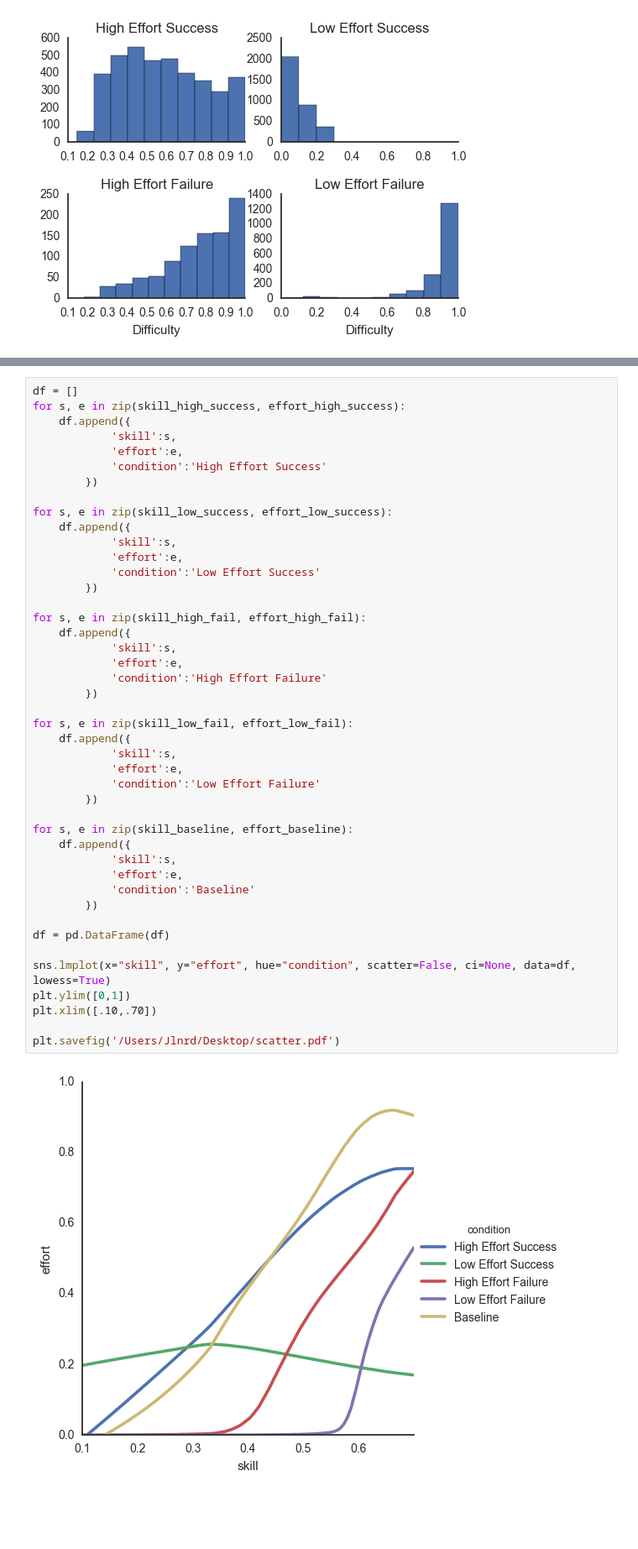
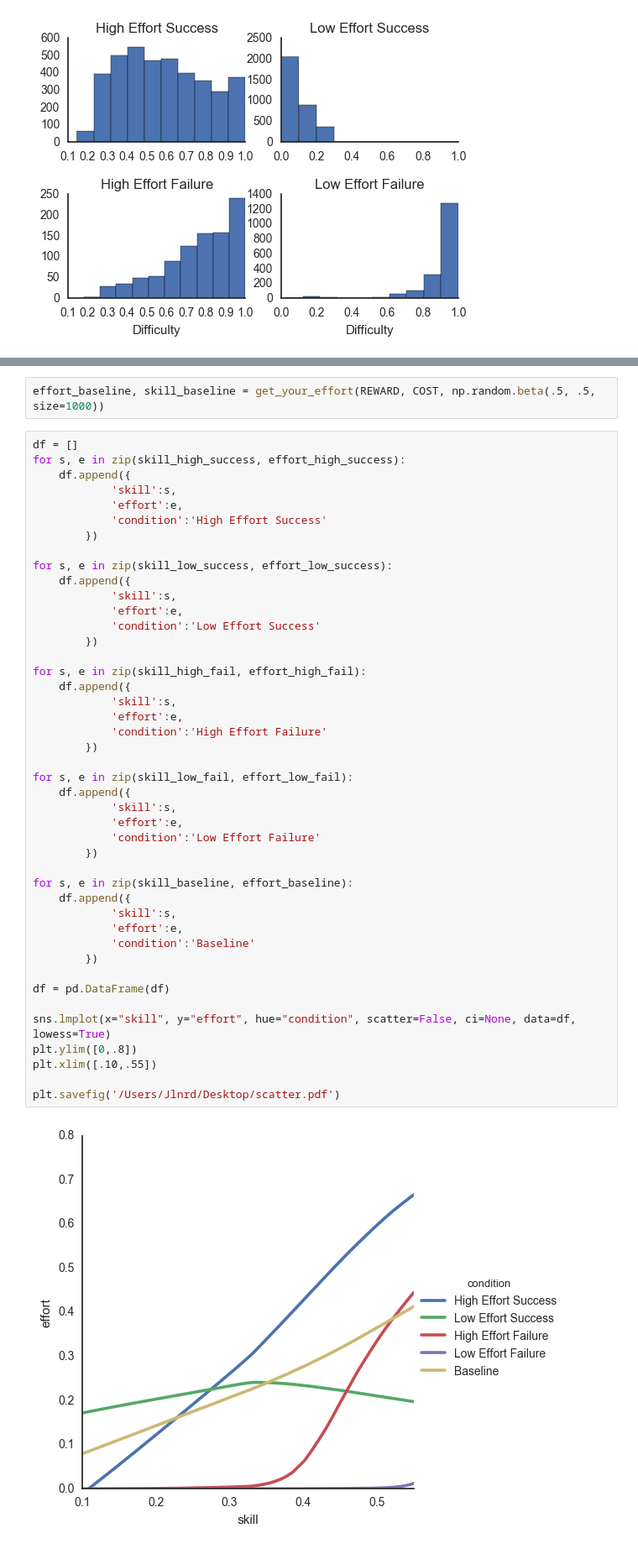
Before and after one commit to jlnrd/Effort, a Jupyter notebook: Effort_cogsci_2017.ipynb, the cells around one changed output, grey strips where cells are left out. Shown at 84% size. Drawn from its saved outputs; the diff is of its cells as text; blank space fills up the shorter version.

Commit message:
fixed baseline bug

```diff
--- a/Effort_cogsci_2017.ipynb
+++ b/Effort_cogsci_2017.ipynb
@@ -189,3 +189,5 @@ effort_baseline, skill_baseline = get_your_effort(REWARD, COST, np.random.beta(t
+# %%
+effort_baseline, skill_baseline = get_your_effort(REWARD, COST, np.random.beta(.5, .5, size=1000))
 # %%
 df = []
 for s, e in zip(skill_high_success, effort_high_success):
@@ -202,36 +204,36 @@ for s, e in zip(skill_low_success, effort_low_success):
             'condition':'Low Effort Success'
         })
 
 for s, e in zip(skill_high_fail, effort_high_fail):
     df.append({
             'skill':s,
             'effort':e,
             'condition':'High Effort Failure'
         })
 
 for s, e in zip(skill_low_fail, effort_low_fail):
     df.append({
             'skill':s,
             'effort':e,
             'condition':'Low Effort Failure'
         })
 
 for s, e in zip(skill_baseline, effort_baseline):
     df.append({
             'skill':s,
             'effort':e,
             'condition':'Baseline'
         })
 
 df = pd.DataFrame(df)
 
 sns.lmplot(x="skill", y="effort", hue="condition", scatter=False, ci=None, data=df, lowess=True)
-plt.ylim([0,1])
-plt.xlim([.10,.70])
+plt.ylim([0,.8])
+plt.xlim([.10,.55])
 
 plt.savefig('/Users/Jlnrd/Desktop/scatter.pdf')
 # %% [output]
-[figure, old version]
+[figure, new version]
 # %%
 df = []
 for s, e in zip(skill_high_success, effort_high_success):
```
Also changed, not shown: parts of 5 cells of this notebook.
